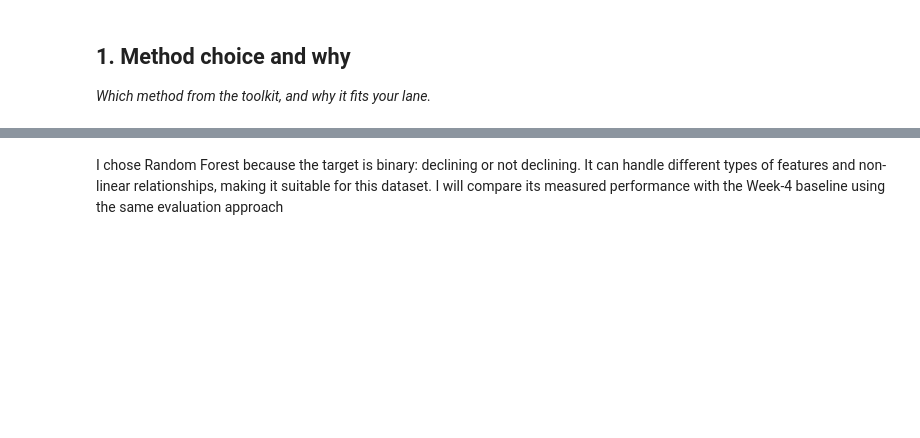
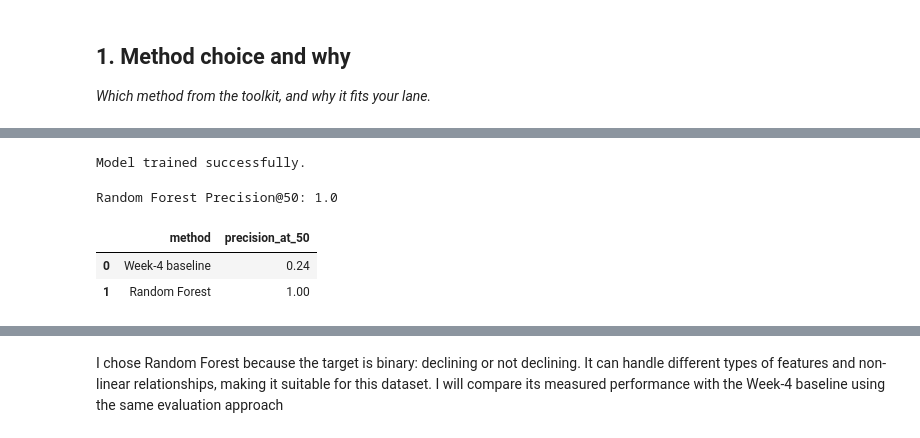
Before and after one commit to Duchalsoham12/flyrank-ml-internship, a Jupyter notebook: work/notebooks/w05_model.ipynb, the cells around one changed output, grey strips where cells are left out. Saved outputs shown, nothing was run; the diff lists cells and outputs as text; code cells hidden in the pictures; blank space fills up the shorter version.

```diff
--- a/work/notebooks/w05_model.ipynb
+++ b/work/notebooks/w05_model.ipynb
@@ -41,0 +108,75 @@ Model ready: RandomForestClassifier(class_weight='balanced', n_estimators=300, n
+# %%
+from sklearn.compose import ColumnTransformer
+from sklearn.pipeline import Pipeline
+from sklearn.preprocessing import OneHotEncoder
+from sklearn.impute import SimpleImputer
+from sklearn.ensemble import RandomForestClassifier
+
+numeric_pipe = Pipeline([
+    ("imputer", SimpleImputer(strategy="median"))
+])
+
+categorical_pipe = Pipeline([
+    ("imputer", SimpleImputer(strategy="most_frequent")),
+    ("onehot", OneHotEncoder(handle_unknown="ignore"))
+])
+
+preprocessor = ColumnTransformer([
+    ("num", numeric_pipe, numeric_features),
+    ("cat", categorical_pipe, categorical_features)
+])
+
+model = Pipeline([
+    ("prep", preprocessor),
+    ("rf", RandomForestClassifier(
+        n_estimators=300,
+        random_state=42,
+        n_jobs=-1,
+        class_weight="balanced"
+    ))
+])
+
+model.fit(X_train, y_train)
+
+print("Model trained successfully.")
+# %% [output]
+Model trained successfully.
+# %%
+pred_prob = model.predict_proba(X_test)[:, 1]
+
+def precision_at_50(y_true, scores):
+    y_true = np.asarray(y_true)
+    scores = np.asarray(scores)
+
+    top_n = min(50, len(y_true))
+    top_indices = np.argsort(scores)[::-1][:top_n]
+
+    return y_true[top_indices].mean()
+
+model_p50 = precision_at_50(y_test, pred_prob)
+
+print(
+    "Random Forest Precision@50:",
+    round(model_p50, 3)
+)
+# %% [output]
+Random Forest Precision@50: 1.0
+# %%
+baseline_p50 = 0.240
+
+comparison = pd.DataFrame({
+    "method": [
+        "Week-4 baseline",
+        "Random Forest"
+    ],
+    "precision_at_50": [
+        baseline_p50,
+        model_p50
+    ]
+})
+
+display(comparison)
+# %% [output]
+|  | method | precision_at_50 |
+| 0 | Week-4 baseline | 0.24 |
+| 1 | Random Forest | 1.00 |
```
Also changed, not shown: parts of 14 cells of this notebook.
